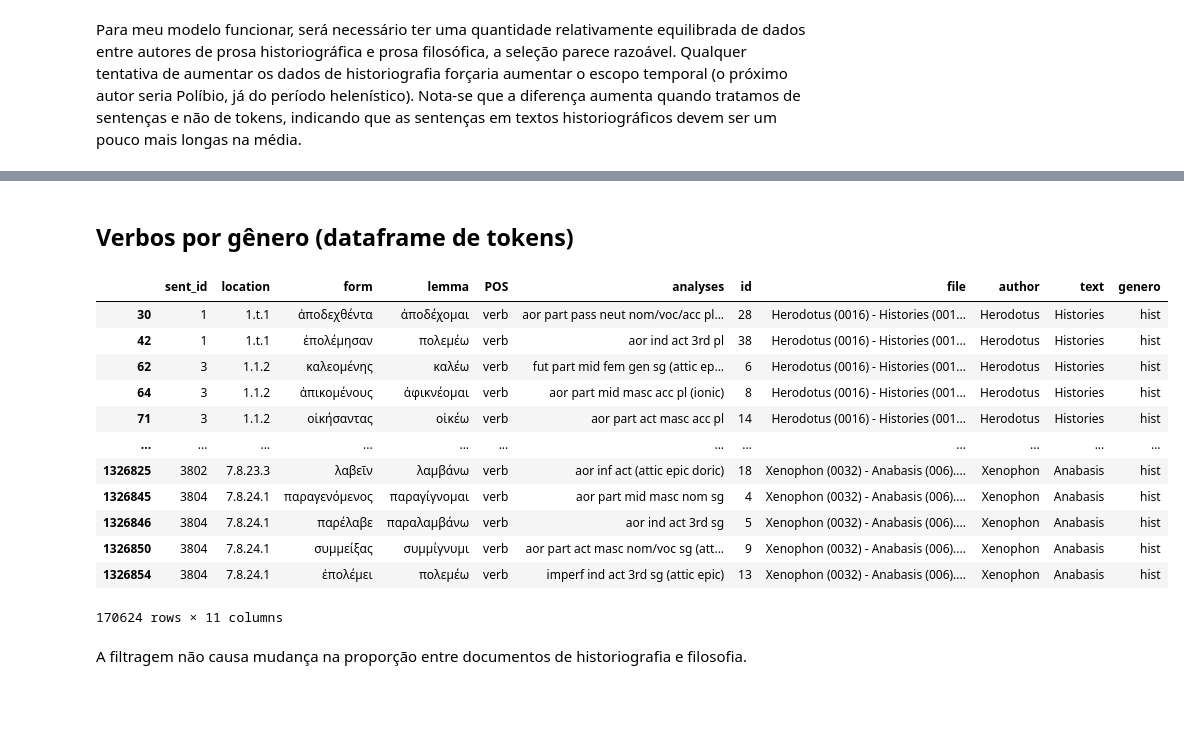
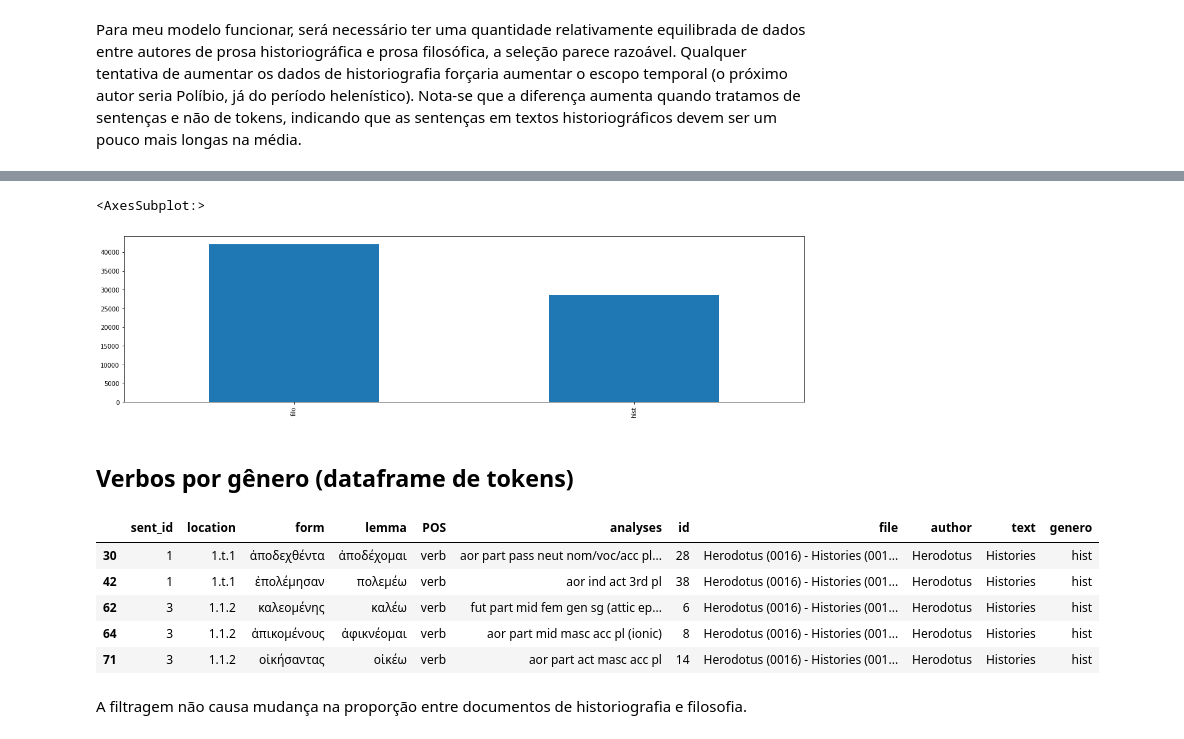
Before and after one commit to caiogeraldes/lexico-e-genero, a Jupyter notebook: notebooks/Testes de viabilidade.ipynb, the cells around one changed output, grey strips where cells are left out. Cells and saved outputs as stored; diff of their text form; code cells hidden in the pictures; blank space fills up the shorter version.

```diff
--- a/notebooks/Testes de viabilidade.ipynb
+++ b/notebooks/Testes de viabilidade.ipynb
@@ -140,22 +130,20 @@ df_sents.genero.value_counts().plot(kind='bar')
+# %%
+df_sents.genero.value_counts().plot(kind='bar')
+# %% [output]
+<AxesSubplot:>
+[figure, added]
 # %% [markdown]
 ## Verbos por gênero (dataframe de tokens)
 # %%
 df_verbos = df_tokens.loc[(df_tokens.POS == "verb") & (-df_tokens.lemma.isin(STOPS_LIST))]
-df_verbos
+df_verbos.head()
 # %% [output]
 |  | sent_id | location | form | lemma | POS | analyses | id | file | author | text | genero |
 | 30 | 1 | 1.t.1 | ἀποδεχθέντα | ἀποδέχομαι | verb | aor part pass neut nom/voc/acc pl... | 28 | Herodotus (0016) - Histories (001... | Herodotus | Histories | hist |
 | 42 | 1 | 1.t.1 | ἐπολέμησαν | πολεμέω | verb | aor ind act 3rd pl | 38 | Herodotus (0016) - Histories (001... | Herodotus | Histories | hist |
 | 62 | 3 | 1.1.2 | καλεομένης | καλέω | verb | fut part mid fem gen sg (attic ep... | 6 | Herodotus (0016) - Histories (001... | Herodotus | Histories | hist |
 | 64 | 3 | 1.1.2 | ἀπικομένους | ἀφικνέομαι | verb | aor part mid masc acc pl (ionic) | 8 | Herodotus (0016) - Histories (001... | Herodotus | Histories | hist |
 | 71 | 3 | 1.1.2 | οἰκήσαντας | οἰκέω | verb | aor part act masc acc pl | 14 | Herodotus (0016) - Histories (001... | Herodotus | Histories | hist |
-| ... | ... | ... | ... | ... | ... | ... | ... | ... | ... | ... | ... |
-| 1326825 | 3802 | 7.8.23.3 | λαβεῖν | λαμβάνω | verb | aor inf act (attic epic doric) | 18 | Xenophon (0032) - Anabasis (006).... | Xenophon | Anabasis | hist |
-| 1326845 | 3804 | 7.8.24.1 | παραγενόμενος | παραγίγνομαι | verb | aor part mid masc nom sg | 4 | Xenophon (0032) - Anabasis (006).... | Xenophon | Anabasis | hist |
-| 1326846 | 3804 | 7.8.24.1 | παρέλαβε | παραλαμβάνω | verb | aor ind act 3rd sg | 5 | Xenophon (0032) - Anabasis (006).... | Xenophon | Anabasis | hist |
-| 1326850 | 3804 | 7.8.24.1 | συμμείξας | συμμίγνυμι | verb | aor part act masc nom/voc sg (att... | 9 | Xenophon (0032) - Anabasis (006).... | Xenophon | Anabasis | hist |
-| 1326854 | 3804 | 7.8.24.1 | ἐπολέμει | πολεμέω | verb | imperf ind act 3rd sg (attic epic) | 13 | Xenophon (0032) - Anabasis (006).... | Xenophon | Anabasis | hist |
-170624 rows × 11 columns
 # %% [markdown]
 A filtragem não causa mudança na proporção entre documentos de historiografia e filosofia.
 # %%
```
Also changed, not shown: parts of 48 cells of this notebook.
